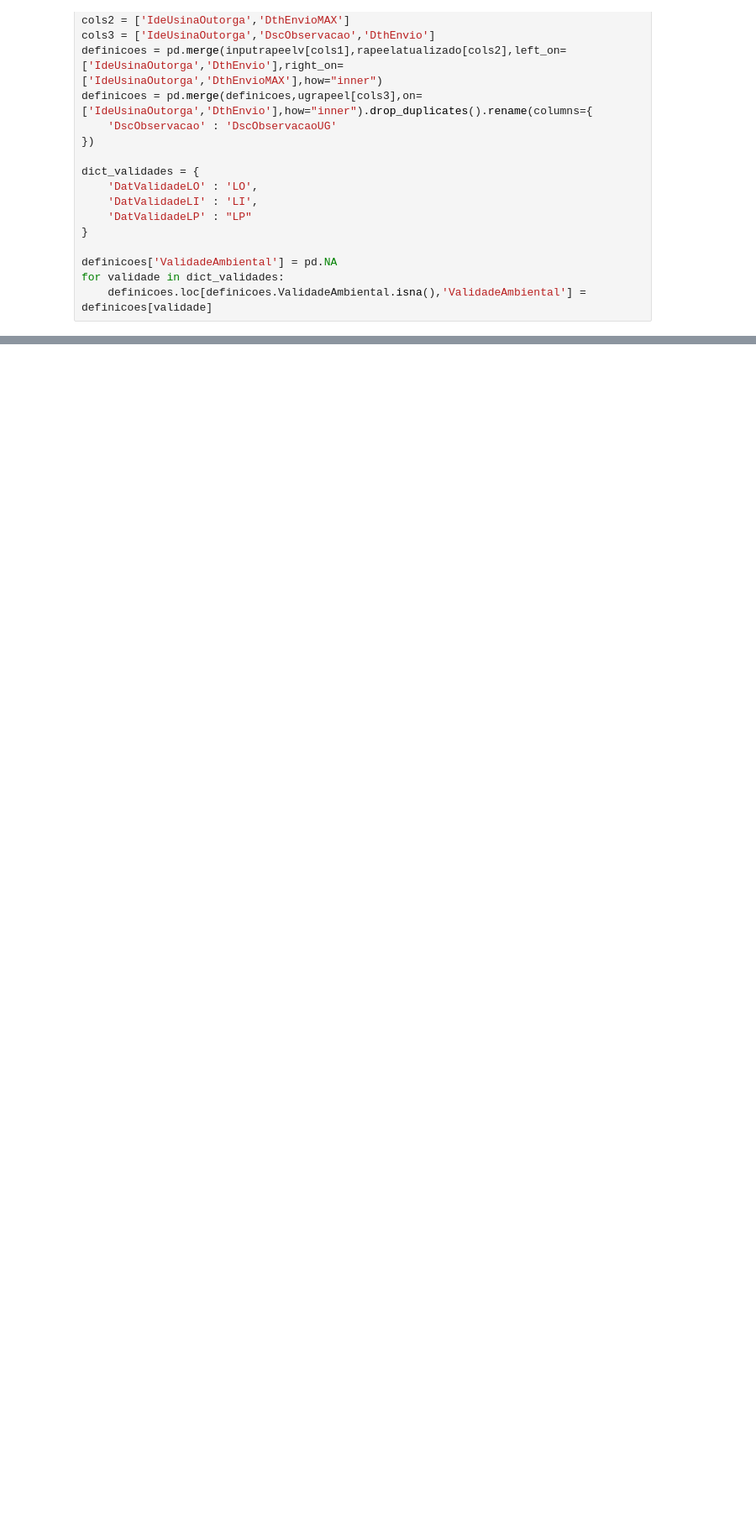
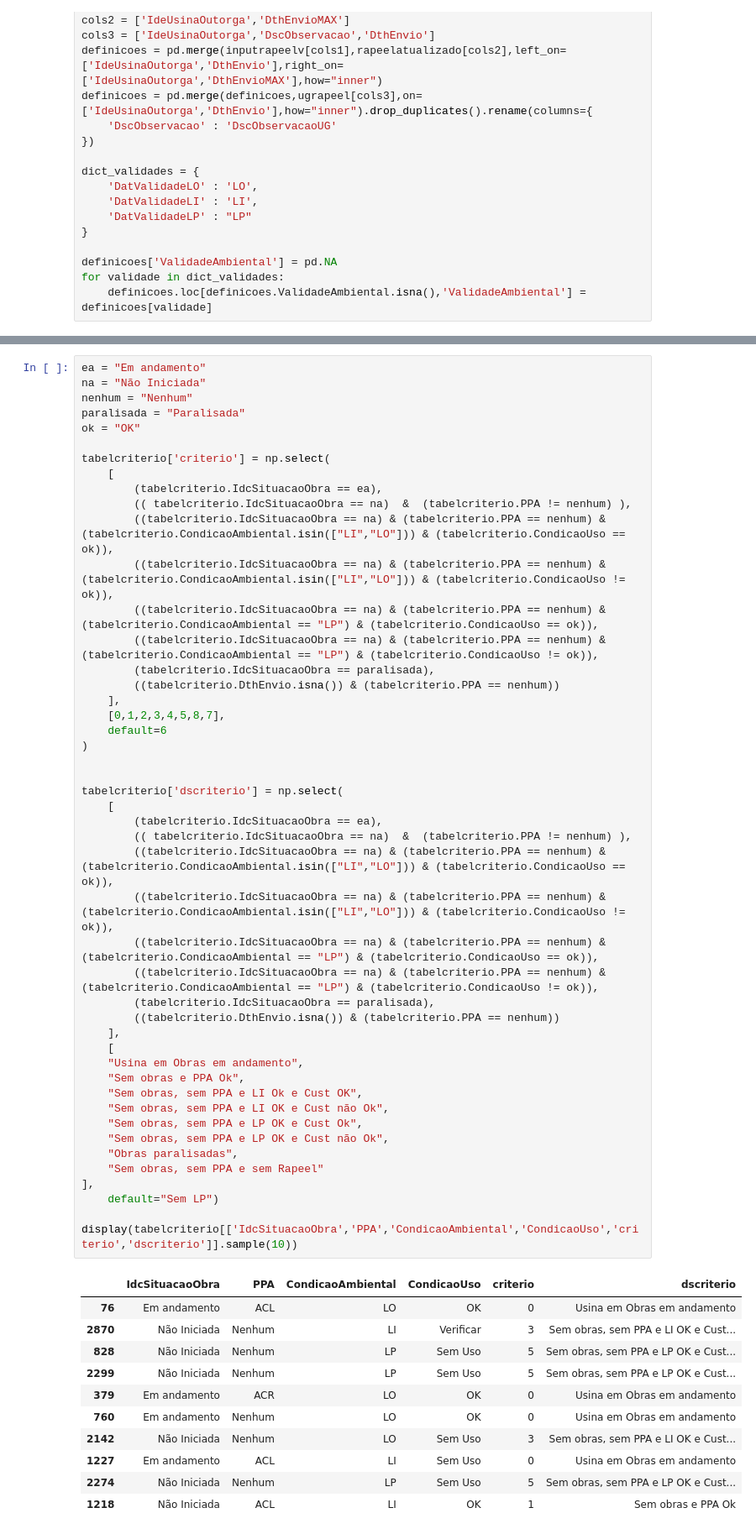
Before and after one commit to Vinicius667/Previsor, a Jupyter notebook: App/Previsor_teste.ipynb, the cells around one changed output, grey strips where cells are left out. Shown: that part at 84% size. Drawn from its saved outputs; the diff is of its cells as text; blank space fills up the shorter version.

```diff
--- a/App/Previsor_teste.ipynb
+++ b/App/Previsor_teste.ipynb
@@ -282,0 +285,59 @@ tabela_criterio = definicoesmonitoramento.loc[definicoesmonitoramento.IdcSemPrev
+# %%
+ea = "Em andamento"
+na = "Não Iniciada"
+nenhum = "Nenhum"
+paralisada = "Paralisada"
+ok = "OK"
+
+tabelcriterio['criterio'] = np.select(
+    [
+        (tabelcriterio.IdcSituacaoObra == ea),
+        (( tabelcriterio.IdcSituacaoObra == na)  &  (tabelcriterio.PPA != nenhum) ),
+        ((tabelcriterio.IdcSituacaoObra == na) & (tabelcriterio.PPA == nenhum) & (tabelcriterio.CondicaoAmbiental.isin(["LI","LO"])) & (tabelcriterio.CondicaoUso == ok)),
+        ((tabelcriterio.IdcSituacaoObra == na) & (tabelcriterio.PPA == nenhum) & (tabelcriterio.CondicaoAmbiental.isin(["LI","LO"])) & (tabelcriterio.CondicaoUso != ok)),
+        ((tabelcriterio.IdcSituacaoObra == na) & (tabelcriterio.PPA == nenhum) & (tabelcriterio.CondicaoAmbiental == "LP") & (tabelcriterio.CondicaoUso == ok)),
+        ((tabelcriterio.IdcSituacaoObra == na) & (tabelcriterio.PPA == nenhum) & (tabelcriterio.CondicaoAmbiental == "LP") & (tabelcriterio.CondicaoUso != ok)),
+        (tabelcriterio.IdcSituacaoObra == paralisada),
+        ((tabelcriterio.DthEnvio.isna()) & (tabelcriterio.PPA == nenhum))
+    ],
+    [0,1,2,3,4,5,8,7],
+    default=6
+)
+
+
+tabelcriterio['dscriterio'] = np.select(
+    [
+        (tabelcriterio.IdcSituacaoObra == ea),
+        (( tabelcriterio.IdcSituacaoObra == na)  &  (tabelcriterio.PPA != nenhum) ),
+        ((tabelcriterio.IdcSituacaoObra == na) & (tabelcriterio.PPA == nenhum) & (tabelcriterio.CondicaoAmbiental.isin(["LI","LO"])) & (tabelcriterio.CondicaoUso == ok)),
+        ((tabelcriterio.IdcSituacaoObra == na) & (tabelcriterio.PPA == nenhum) & (tabelcriterio.CondicaoAmbiental.isin(["LI","LO"])) & (tabelcriterio.CondicaoUso != ok)),
+        ((tabelcriterio.IdcSituacaoObra == na) & (tabelcriterio.PPA == nenhum) & (tabelcriterio.CondicaoAmbiental == "LP") & (tabelcriterio.CondicaoUso == ok)),
+        ((tabelcriterio.IdcSituacaoObra == na) & (tabelcriterio.PPA == nenhum) & (tabelcriterio.CondicaoAmbiental == "LP") & (tabelcriterio.CondicaoUso != ok)),
+        (tabelcriterio.IdcSituacaoObra == paralisada),
+        ((tabelcriterio.DthEnvio.isna()) & (tabelcriterio.PPA == nenhum))
+    ],
+    [
+    "Usina em Obras em andamento",
+    "Sem obras e PPA Ok",
+    "Sem obras, sem PPA e LI Ok e Cust OK",
+    "Sem obras, sem PPA e LI OK e Cust não Ok",
+    "Sem obras, sem PPA e LP OK e Cust Ok",
+    "Sem obras, sem PPA e LP OK e Cust não Ok",
+    "Obras paralisadas",
+    "Sem obras, sem PPA e sem Rapeel"
+],
+    default="Sem LP")
+
+display(tabelcriterio[['IdcSituacaoObra','PPA','CondicaoAmbiental','CondicaoUso','criterio','dscriterio']].sample(10))
+# %% [output]
+|  | IdcSituacaoObra | PPA | CondicaoAmbiental | CondicaoUso | criterio | dscriterio |
+| 76 | Em andamento | ACL | LO | OK | 0 | Usina em Obras em andamento |
+| 2870 | Não Iniciada | Nenhum | LI | Verificar | 3 | Sem obras, sem PPA e LI OK e Cust... |
+| 828 | Não Iniciada | Nenhum | LP | Sem Uso | 5 | Sem obras, sem PPA e LP OK e Cust... |
+| 2299 | Não Iniciada | Nenhum | LP | Sem Uso | 5 | Sem obras, sem PPA e LP OK e Cust... |
+| 379 | Em andamento | ACR | LO | OK | 0 | Usina em Obras em andamento |
+| 760 | Em andamento | Nenhum | LO | OK | 0 | Usina em Obras em andamento |
+| 2142 | Não Iniciada | Nenhum | LO | Sem Uso | 3 | Sem obras, sem PPA e LI OK e Cust... |
+| 1227 | Em andamento | ACL | LI | Sem Uso | 0 | Usina em Obras em andamento |
+| 2274 | Não Iniciada | Nenhum | LP | Sem Uso | 5 | Sem obras, sem PPA e LP OK e Cust... |
+| 1218 | Não Iniciada | ACL | LI | OK | 1 | Sem obras e PPA Ok |
```
Also changed, not shown: parts of 8 cells of this notebook, 1 other file.
